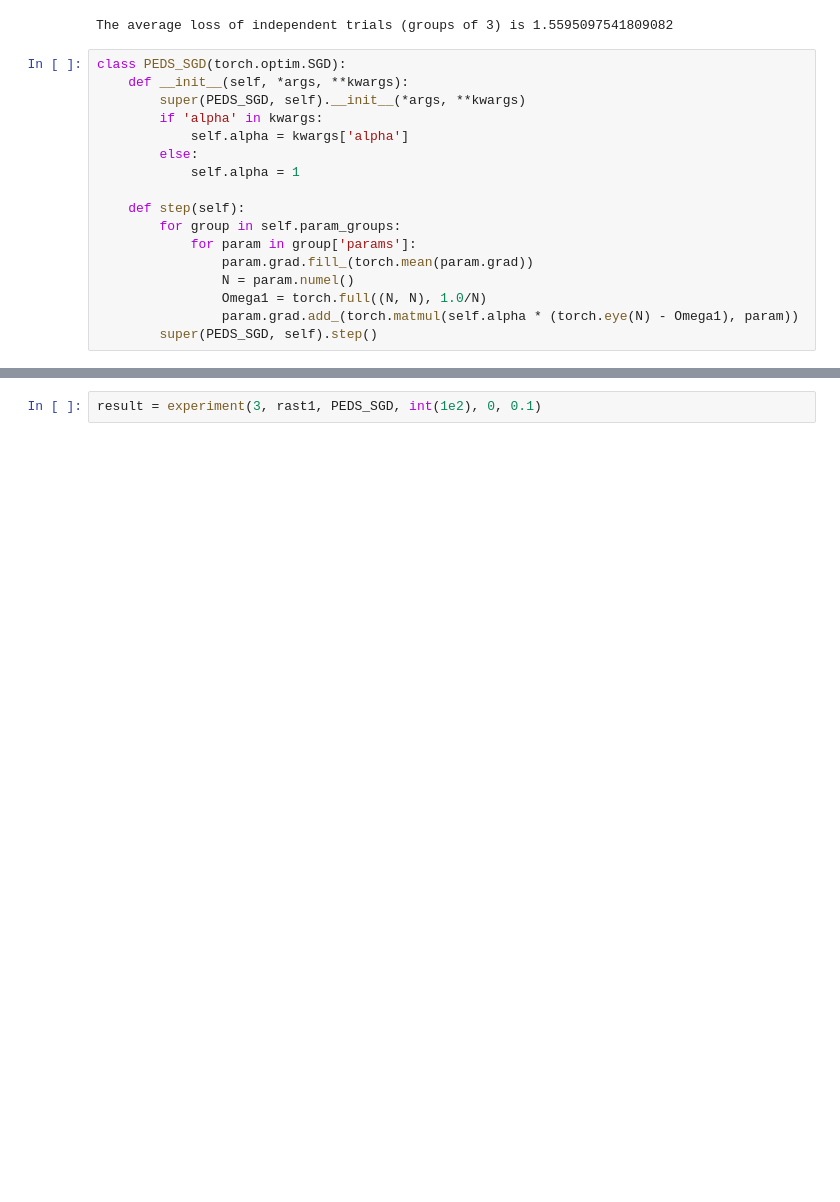
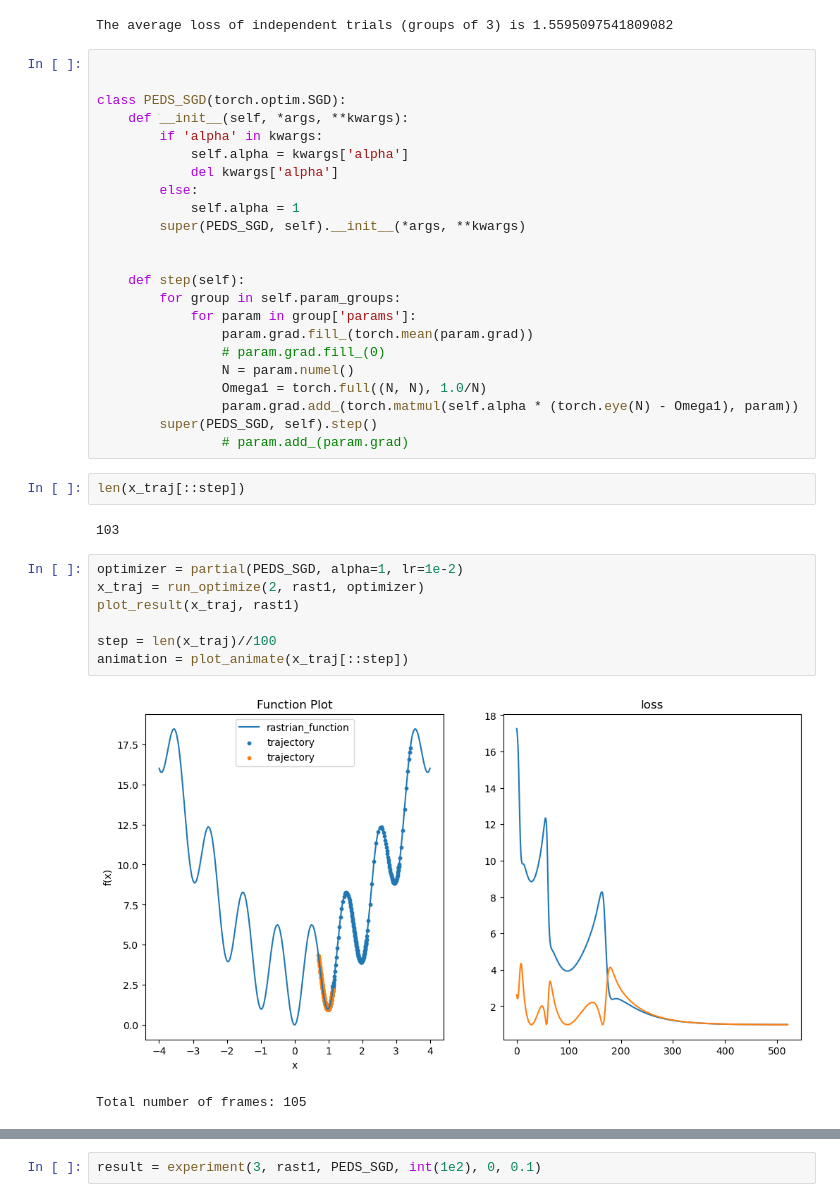
Before and after one commit to charliezchen/SA-PEDS, a Jupyter notebook: optimize_peds.ipynb, the cells around one changed output, grey strips where cells are left out. Cells and saved outputs as stored; diff of their text form; blank space fills up the shorter version.

```diff
--- a/optimize_peds.ipynb
+++ b/optimize_peds.ipynb
@@ -193,19 +202,39 @@ print("The average loss of independent trials (groups of 3) is", average_loss.it
 # %% [output]
 The average loss of independent trials (groups of 3) is 1.5595097541809082
 # %%
+
+
 class PEDS_SGD(torch.optim.SGD):
     def __init__(self, *args, **kwargs):
-        super(PEDS_SGD, self).__init__(*args, **kwargs)
         if 'alpha' in kwargs:
             self.alpha = kwargs['alpha']
+            del kwargs['alpha']
         else:
             self.alpha = 1
+        super(PEDS_SGD, self).__init__(*args, **kwargs)
+
 
     def step(self):
         for group in self.param_groups:
             for param in group['params']:
                 param.grad.fill_(torch.mean(param.grad))
+                # param.grad.fill_(0)
                 N = param.numel()
                 Omega1 = torch.full((N, N), 1.0/N)
                 param.grad.add_(torch.matmul(self.alpha * (torch.eye(N) - Omega1), param))
         super(PEDS_SGD, self).step()
+                # param.add_(param.grad)
+# %%
+len(x_traj[::step])
+# %% [output]
+103
+# %%
+optimizer = partial(PEDS_SGD, alpha=1, lr=1e-2)
+x_traj = run_optimize(2, rast1, optimizer)
+plot_result(x_traj, rast1)
+
+step = len(x_traj)//100
+animation = plot_animate(x_traj[::step])
+# %% [output]
+[figure, added]
+Total number of frames: 105
```
Also changed, not shown: parts of 4 cells of this notebook, 10 other files.
